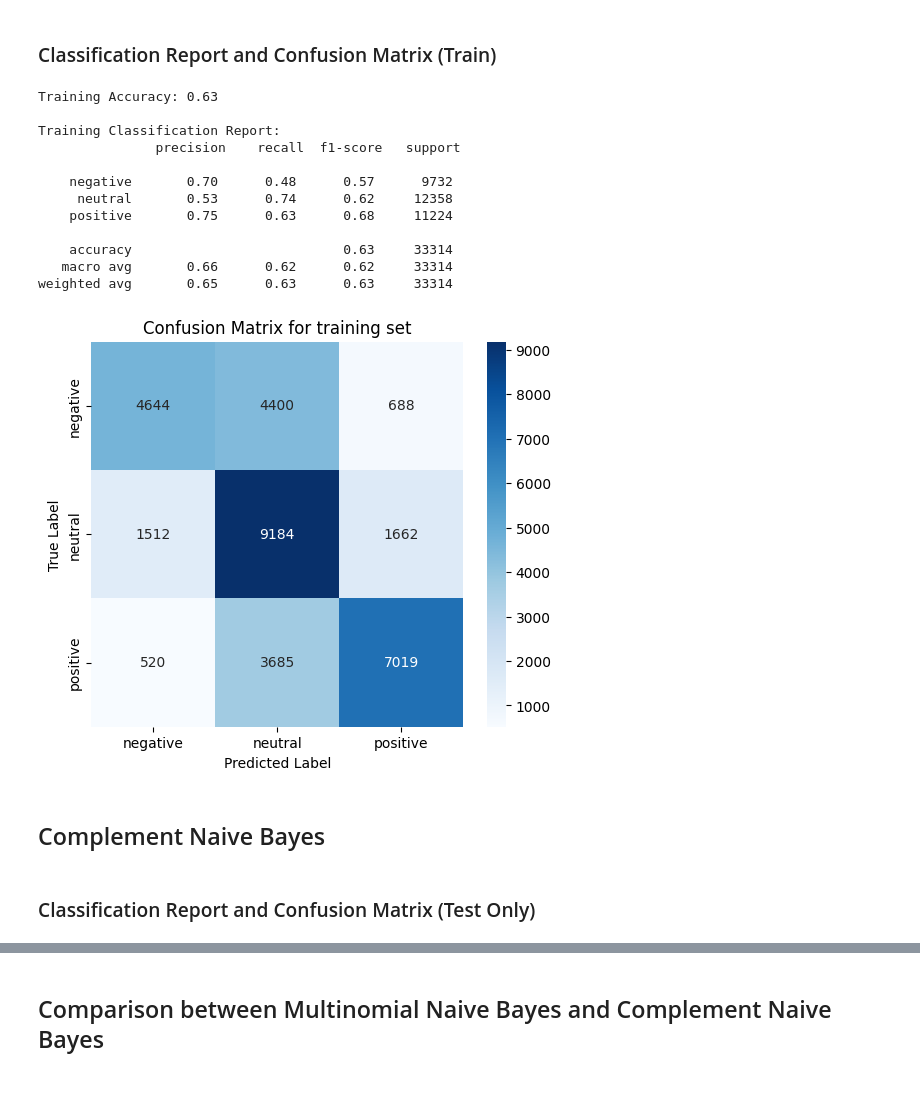
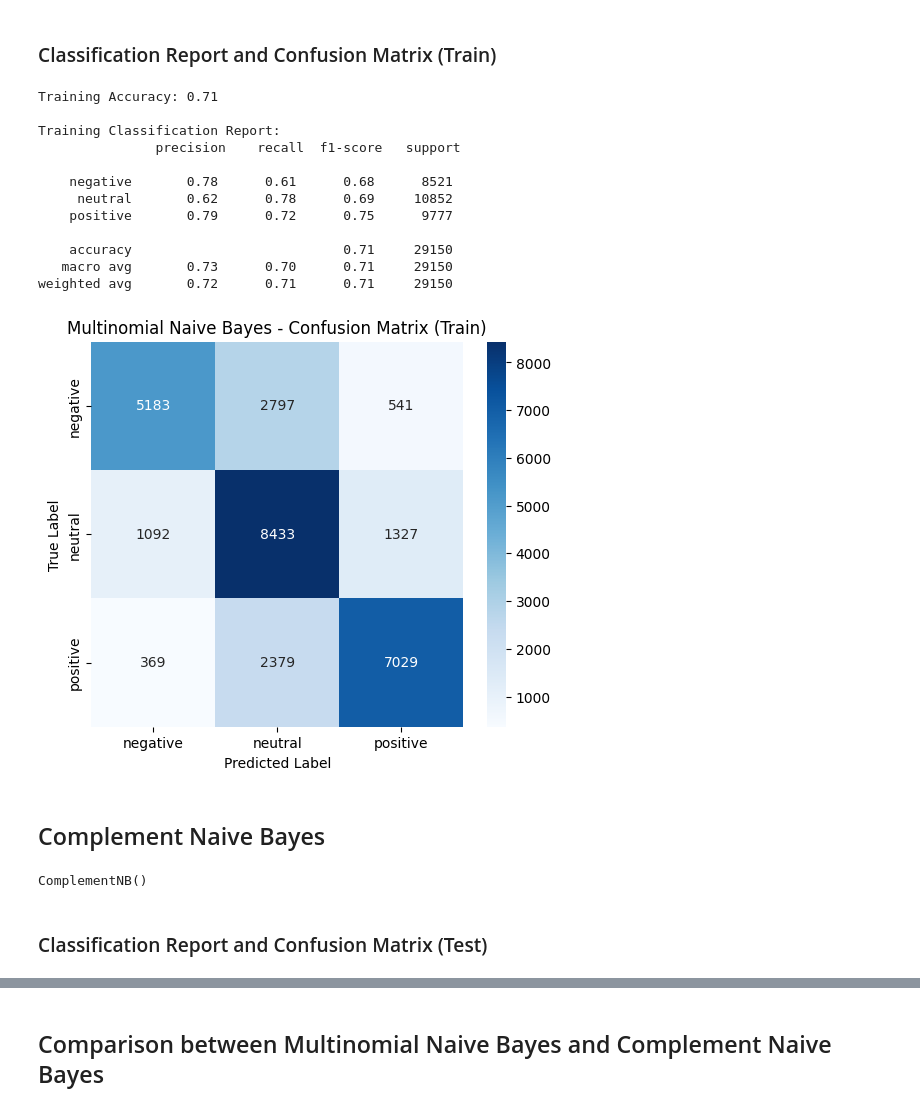
Before and after one commit to Axelxqy/Sentiment_Analysis, a Jupyter notebook: Sentiment_Analysis.ipynb, the cells around one changed output, grey strips where cells are left out. Saved outputs shown, nothing was run; the diff lists cells and outputs as text; code cells hidden in the pictures.

```diff
--- a/Sentiment_Analysis.ipynb
+++ b/Sentiment_Analysis.ipynb
@@ -352,16 +352,16 @@ def remove_metadata(lines):
     return new_lines
 # %%
 # Split Data into Training & Testing Sets
-X_train, X_test, Y_train, Y_test = train_test_split(df['text'], df['sentiment'], test_size=0.2, random_state=42)
+X_train, X_test, Y_train, Y_test = train_test_split(df['text'], df['sentiment'], test_size=0.3, random_state=42)
 # %%
 # Convert text value into string
 X_train = X_train.fillna("").astype(str)
 X_test = X_test.fillna("").astype(str)
 
-vectorizer = TfidfVectorizer(max_features=1000, ngram_range=(1,2))
+vectorizer = TfidfVectorizer(max_features=5000)
 X_train_vec = vectorizer.fit_transform(X_train)
 X_test_vec = vectorizer.transform(X_test)
 # Train Naïve Bayes Model
-clf = MultinomialNB(alpha=3.0)
+clf = MultinomialNB()
 clf.fit(X_train_vec, Y_train)
 # %% [output]
@@ -406,37 +406,42 @@ weighted avg       0.64      0.61      0.61      8329
 # %%
 Y_train_predict = clf.predict(X_train_vec)
 
 # Evaluate Training Performance
-train_accuracy = accuracy_score(Y_train, Y_train_predict)
-train_report = classification_report(Y_train, Y_train_predict)
-train_cm = confusion_matrix(Y_train, Y_train_predict)
+accuracy_train_mnb = accuracy_score(Y_train, Y_train_predict)
+report_train_mnb = classification_report(Y_train, Y_train_predict)
+cm_train_mnb = confusion_matrix(Y_train, Y_train_predict)
 
-print(f"Training Accuracy: {train_accuracy:.2f}")
-print("\nTraining Classification Report:\n", train_report)
+print(f"Training Accuracy: {accuracy_train_mnb:.2f}")
+print("\nTraining Classification Report:\n", report_train_mnb)
 
 # Plot Training Confusion Matrix
 plt.figure(figsize=(6, 5))
-sns.heatmap(train_cm, annot=True, fmt='d', cmap='Blues', xticklabels=np.unique(Y_train), yticklabels=np.unique(Y_train))
+sns.heatmap(cm_train_mnb, annot=True, fmt='d', cmap='Blues', xticklabels=np.unique(Y_train), yticklabels=np.unique(Y_train))
 plt.xlabel("Predicted Label")
 plt.ylabel("True Label")
-plt.title("Confusion Matrix for training set")
+plt.title("Multinomial Naive Bayes - Confusion Matrix (Train)")
 plt.show()
 # %% [output]
-Training Accuracy: 0.63
+Training Accuracy: 0.71
 
 Training Classification Report:
                precision    recall  f1-score   support
 
-    negative       0.70      0.48      0.57      9732
-     neutral       0.53      0.74      0.62     12358
-    positive       0.75      0.63      0.68     11224
+    negative       0.78      0.61      0.68      8521
+     neutral       0.62      0.78      0.69     10852
+    positive       0.79      0.72      0.75      9777
 
-    accuracy                           0.63     33314
-   macro avg       0.66      0.62      0.62     33314
-weighted avg       0.65      0.63      0.63     33314
+    accuracy                           0.71     29150
+   macro avg       0.73      0.70      0.71     29150
+weighted avg       0.72      0.71      0.71     29150
-[figure, old version]
+[figure, new version]
 # %% [markdown]
 ## Complement Naive Bayes
+# %%
+clf_cnb = ComplementNB()
+clf_cnb.fit(X_train_vec, Y_train) # Train on training data
+# %% [output]
+ComplementNB()
 # %% [markdown]
-### Classification Report and Confusion Matrix (Test Only)
+### Classification Report and Confusion Matrix (Test)
 # %%
```
Also changed, not shown: parts of 8 cells of this notebook.
